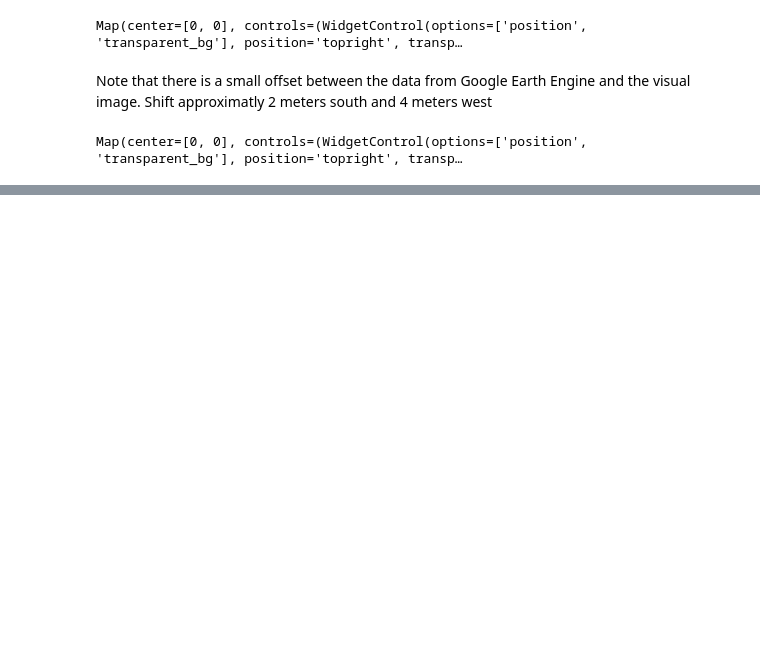
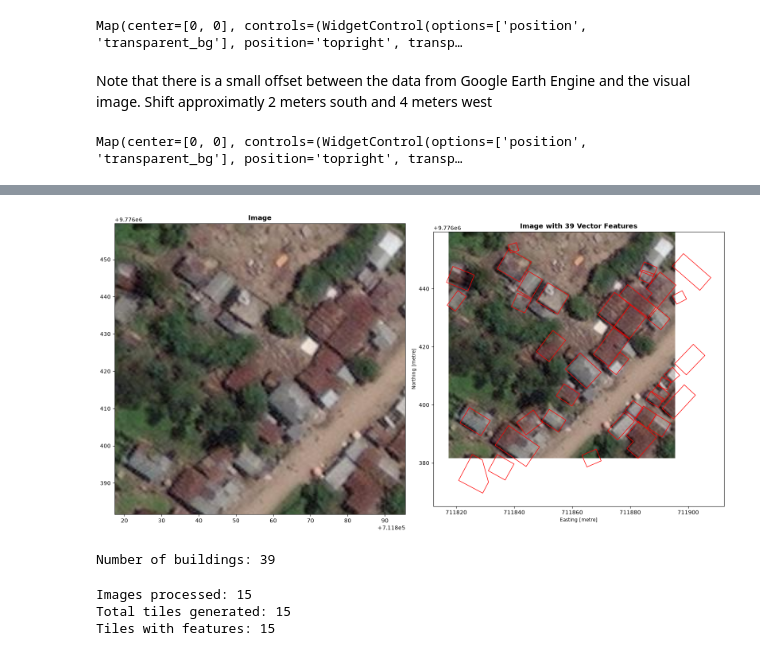
Before and after one commit to LilSheesh7/sds320, a Jupyter notebook: notebooks/main_notebook.ipynb, the cells around one changed output, grey strips where cells are left out. Cells and saved outputs as stored; diff of their text form; code cells hidden in the pictures; blank space fills up the shorter version.

```diff
--- a/notebooks/main_notebook.ipynb
+++ b/notebooks/main_notebook.ipynb
@@ -292,0 +430,27 @@ Map(center=[0, 0], controls=(WidgetControl(options=['position', 'transparent_bg'
+# %%
+image_path = "../data/prototype/images/tile_000005.tif"
+mask_path = "../data/prototype/masks/tile_000005.geojson"
+
+fig, axes, info = geoai.display_image_with_vector(image_path, mask_path)
+print(f"Number of buildings: {info['num_features']}")
+# %% [output]
+[figure, added]
+Number of buildings: 39
+# %%
+stats = geoai.export_geotiff_tiles_batch(
+    images_folder=f"{data_dir}/images",
+    masks_folder=f"{data_dir}/masks",
+    output_folder="../data/prototype/matched_files",
+    tile_size=256,
+    stride=128,
+    class_value_field="class",
+    skip_empty_tiles=True,
+    match_by_name=True,
+)
+print(f"Images processed: {stats['processed_pairs']}")
+print(f"Total tiles generated: {stats['total_tiles']}")
+print(f"Tiles with features: {stats['tiles_with_features']}")
+# %% [output]
+Images processed: 15
+Total tiles generated: 15
+Tiles with features: 15
```
Also changed, not shown: parts of 17 cells of this notebook.
